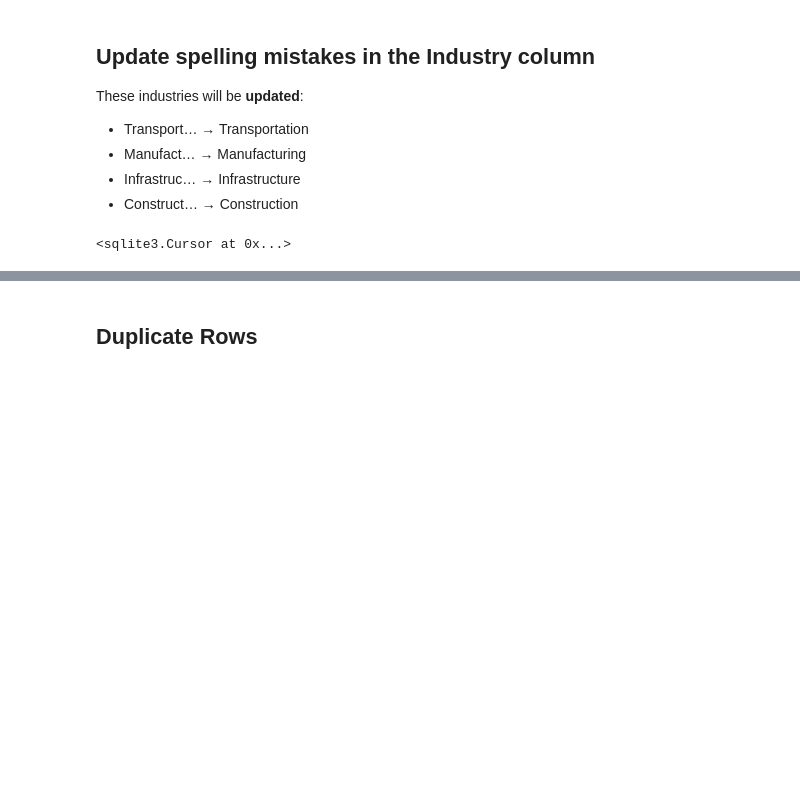
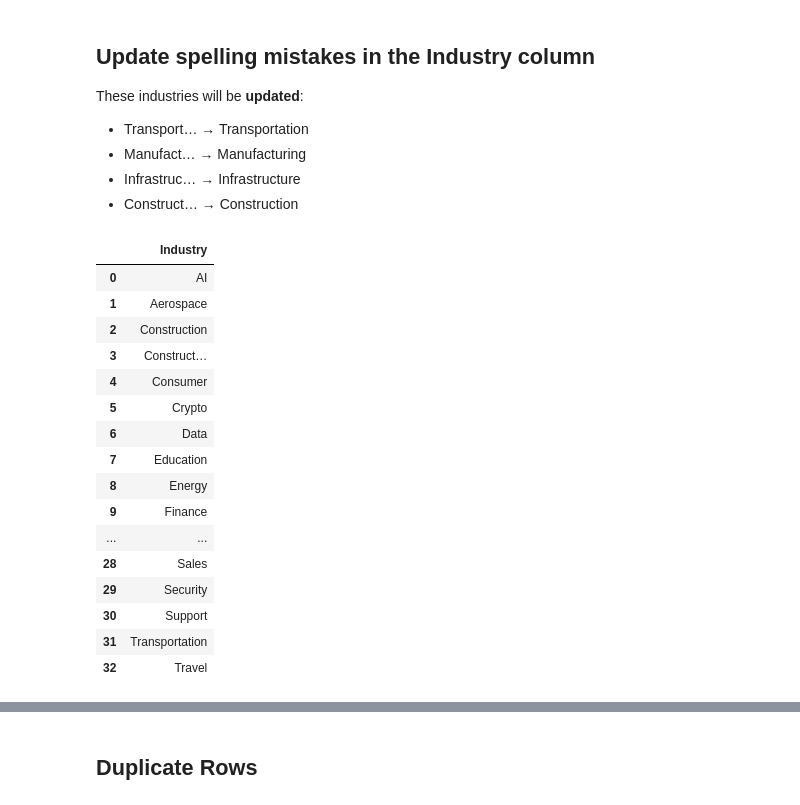
Before and after one commit to Wilfrida-Were/Tech-Layoffs-Data-Cleaning-in-SQL, a Jupyter notebook: tech-layoffs-data-cleaning-in-sql.ipynb, the cells around one changed output, grey strips where cells are left out. Cells and saved outputs as stored; diff of their text form; code cells hidden in the pictures; blank space fills up the shorter version.

Commit message:
Kaggle Notebook | Tech Layoffs Data Cleaning in SQL | Version 9

```diff
--- a/tech-layoffs-data-cleaning-in-sql.ipynb
+++ b/tech-layoffs-data-cleaning-in-sql.ipynb
@@ -148,15 +187,49 @@ These industries will be **updated**:
 * Infrastruc… &#8594; Infrastructure
 * Construct… &#8594; Construction
 # %%
+# ============================================================
+# DATA CLEANING — FIX SPELLING MISTAKES (Industry Column)
+# ============================================================
+
+# Standardize Industry names:
+# - Replace variations like 'Transport', 'Transport Services', etc. with a consistent label 'Transportation'
+
 # Update to Transportation
 update_query = """
 UPDATE tech_layoffs
 SET Industry = 'Transportation'
 WHERE Industry LIKE 'Transport%';
 """
 
 # Execute the update query using conn.execute()
 conn.execute(update_query)
+
+# ------------------------------------------------------------
+# 🔍 VERIFY: Check distinct Industry values after update
+# ------------------------------------------------------------
+industry_check = pd.read_sql_query("""
+    SELECT DISTINCT Industry
+    FROM tech_layoffs
+    ORDER BY Industry;
+""", conn)
+
+display(industry_check)
 # %% [output]
-<sqlite3.Cursor at 0x...>
+|  | Industry |
+| 0 | AI |
+| 1 | Aerospace |
+| 2 | Construction |
+| 3 | Construct… |
+| 4 | Consumer |
+| 5 | Crypto |
+| 6 | Data |
+| 7 | Education |
+| 8 | Energy |
+| 9 | Finance |
+| ... | ... |
+| 28 | Sales |
+| 29 | Security |
+| 30 | Support |
+| 31 | Transportation |
+| 32 | Travel |
 # %%
```
Also changed, not shown: parts of 19 cells of this notebook.
